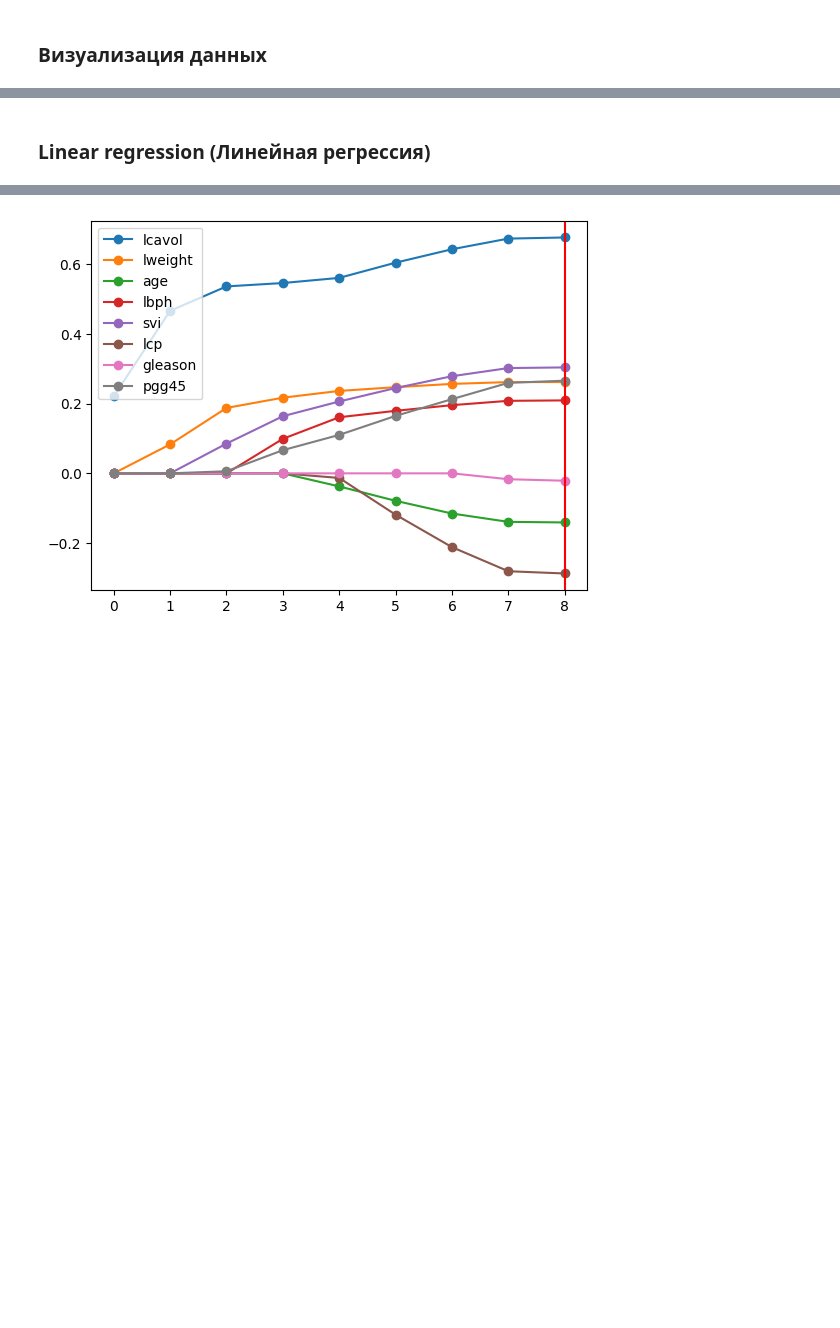
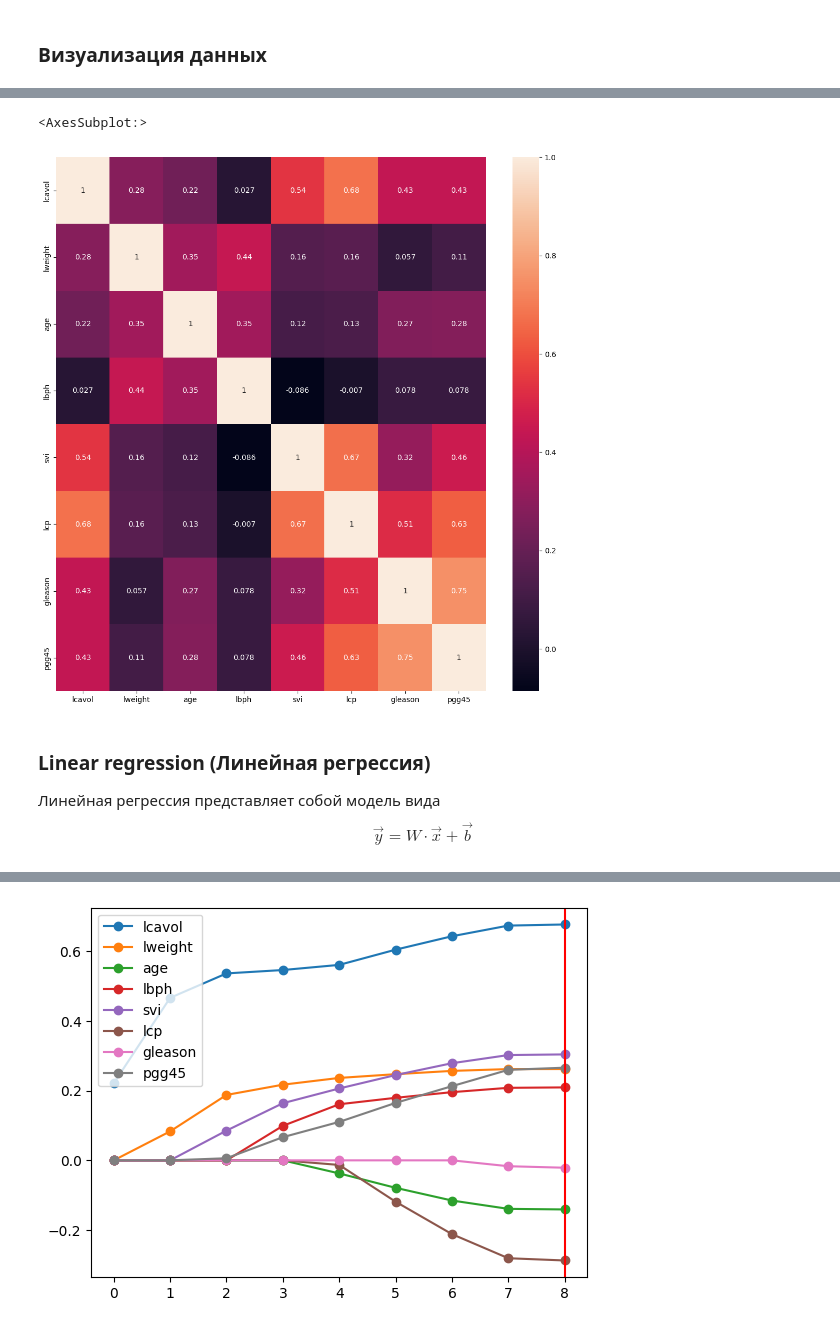
Before and after one commit to SergeyMalashenko/MachineLearning_Summer_2023, a Jupyter notebook: seminars/8/seminar_8.ipynb, the cells around one changed output, grey strips where cells are left out. Saved outputs shown, nothing was run; the diff lists cells and outputs as text; code cells hidden in the pictures; blank space fills up the shorter version.

```diff
--- a/seminars/8/seminar_8.ipynb
+++ b/seminars/8/seminar_8.ipynb
@@ -92,5 +92,15 @@ sns.pairplot(X_scaled, height=1.5);
+# %%
+fig, ax = plt.subplots(figsize=(13,13))
+sns.heatmap(X_scaled.corr(method='pearson'), annot=True)
+# %% [output]
+<AxesSubplot:>
+[figure, added]
 # %% [markdown]
 ### Linear regression (Линейная регрессия)
+Линейная регрессия представляет собой модель вида
+$$
+\vec{y} = W{\cdot}\vec{x} + \vec{b}
+$$
 # %%
 # LinearRegression
 current_model = linear_model.LinearRegression()
```
Also changed, not shown: parts of 15 cells of this notebook, 3 other files.
